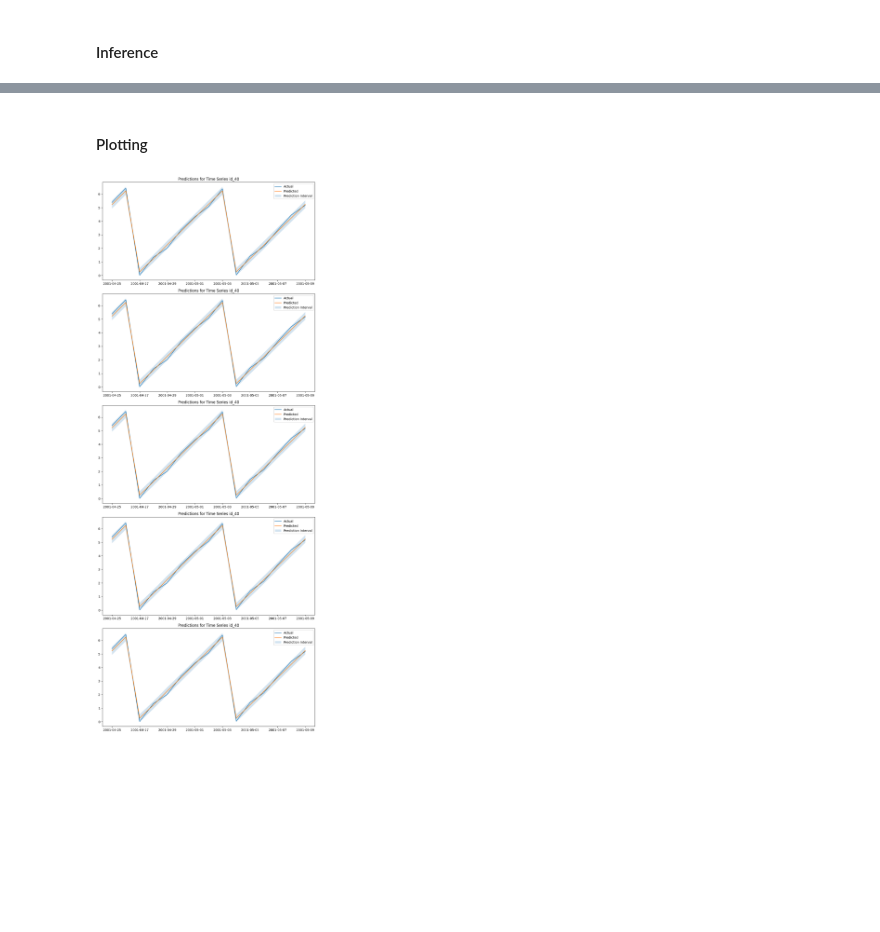
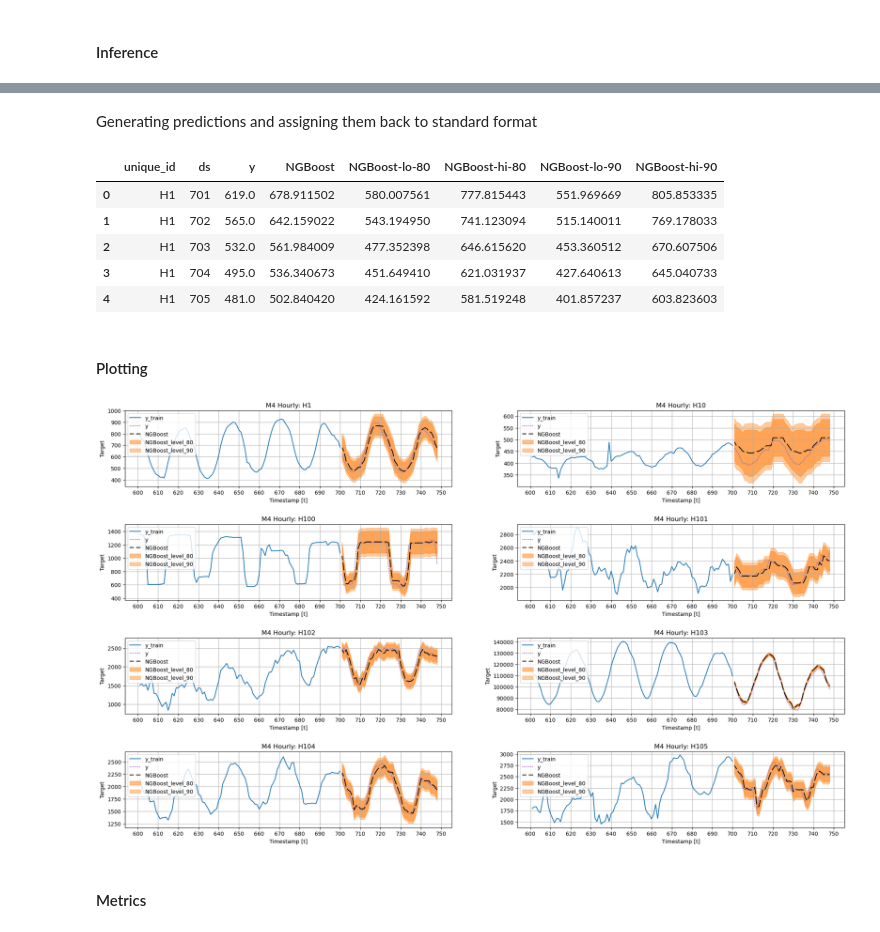
Before and after one commit to PacktPublishing/Modern-Time-Series-Forecasting-with-Python-2E, a Jupyter notebook: notebooks/Chapter17/01-NGBoost_prediction_intervals.ipynb, the cells around one changed output, grey strips where cells are left out. Drawn from its saved outputs; the diff is of its cells as text; code cells hidden in the pictures; blank space fills up the shorter version.

```diff
--- a/notebooks/Chapter17/01-NGBoost_prediction_intervals.ipynb
+++ b/notebooks/Chapter17/01-NGBoost_prediction_intervals.ipynb
@@ -47,10 +81,8 @@ from sklearn.model_selection import train_test_split
 # %%
-n_val = 15
-dates = data['ds'].unique().tolist()
-train_dates = dates[:-n_val]
-val_dates = dates[-n_val:]
+# Splitting Train and Val after feature engineering
+val_dates = Y_test_df.ds.unique()
 
-train = data[data['ds'].isin(train_dates)]
+train = data[~data['ds'].isin(val_dates)]
 val = data[data['ds'].isin(val_dates)]
 train_keys = train[["unique_id", 'ds']]
 val_keys = val[["unique_id", 'ds']]
@@ -62,5 +94,6 @@ X_val, Y_val = val.drop(['y'], axis=1), val['y']
 #### Training
 # %%
 # Training the model
-ngb = NGBRegressor(Dist=Normal).fit(X_train, Y_train)
+levels = [80, 90]
+ngb = NGBRegressor(Dist=Normal, random_state=42).fit(X_train, Y_train)
 # %% [output]
@@ -101,3 +127,22 @@ y_pred_dists[0:5].params
 y_pred_lower, y_pred_upper = y_pred_dists.dist.interval(0.95)
+# %% [markdown]
+Generating predictions and assigning them back to standard format
+# %%
+# Point Forecast
+Y_test_df['NGBoost'] = ngb.predict(X_val)
+
+for l in levels:
+    # Prediction Interval with confidence
+    y_pred_lower, y_pred_upper = y_pred_dists.dist.interval(l/100)
+    Y_test_df[f'NGBoost-lo-{l}'] = y_pred_lower
+    Y_test_df[f'NGBoost-hi-{l}'] = y_pred_upper
+Y_test_df.head()
+# %% [output]
+|  | unique_id | ds | y | NGBoost | NGBoost-lo-80 | NGBoost-hi-80 | NGBoost-lo-90 | NGBoost-hi-90 |
+| 0 | H1 | 701 | 619.0 | 678.911502 | 580.007561 | 777.815443 | 551.969669 | 805.853335 |
+| 1 | H1 | 702 | 565.0 | 642.159022 | 543.194950 | 741.123094 | 515.140011 | 769.178033 |
+| 2 | H1 | 703 | 532.0 | 561.984009 | 477.352398 | 646.615620 | 453.360512 | 670.607506 |
+| 3 | H1 | 704 | 495.0 | 536.340673 | 451.649410 | 621.031937 | 427.640613 | 645.040733 |
+| 4 | H1 | 705 | 481.0 | 502.840420 | 424.161592 | 581.519248 | 401.857237 | 603.823603 |
 # %% [markdown]
 #### Plotting
@@ -113,18 +149,6 @@ sample_uids = random.choices(val_keys['unique_id'].unique(), k=5)
-# %%
-import matplotlib.pyplot as plt
-
-def plot_predictions(val, sample_uids):
-  fig, axes = plt.subplots(len(sample_uids), 1, figsize=(10, 5*len(sample_uids)))
-  for idx, uid in enumerate(sample_uids):
-    val_sample = val[val['unique_id'] == uid]
-    axes[idx].plot(val_sample['ds'], val_sample['y'], label='Actual')
-    axes[idx].plot(val_sample['ds'], val_sample['pred'], label='Predicted')
-    axes[idx].fill_between(val_sample['ds'], val_sample['pred_lower'], val_sample['pred_upper'], alpha=0.2, label='Prediction Interval')
-    axes[idx].set_title(f'Predictions for Time Series {uid}')
-    axes[idx].legend()
-  plt.tight_layout()
-  plt.show()
-
-plot_predictions(val, sample_uids)
-# %% [output]
-[figure, removed]
+# %%
+plot_grid(Y_train_df, Y_test_df, level=levels, model='NGBoost')
+# %% [output]
+[figure, added]
+# %% [markdown]
+#### Metrics
```
Also changed, not shown: parts of 27 cells of this notebook, 14 other files.
